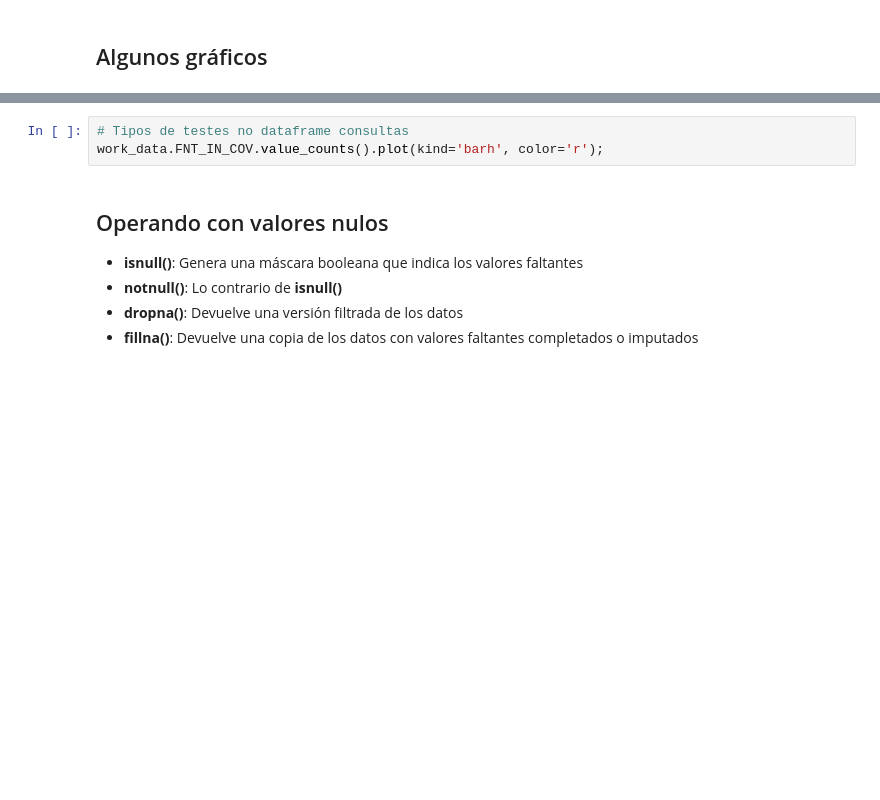
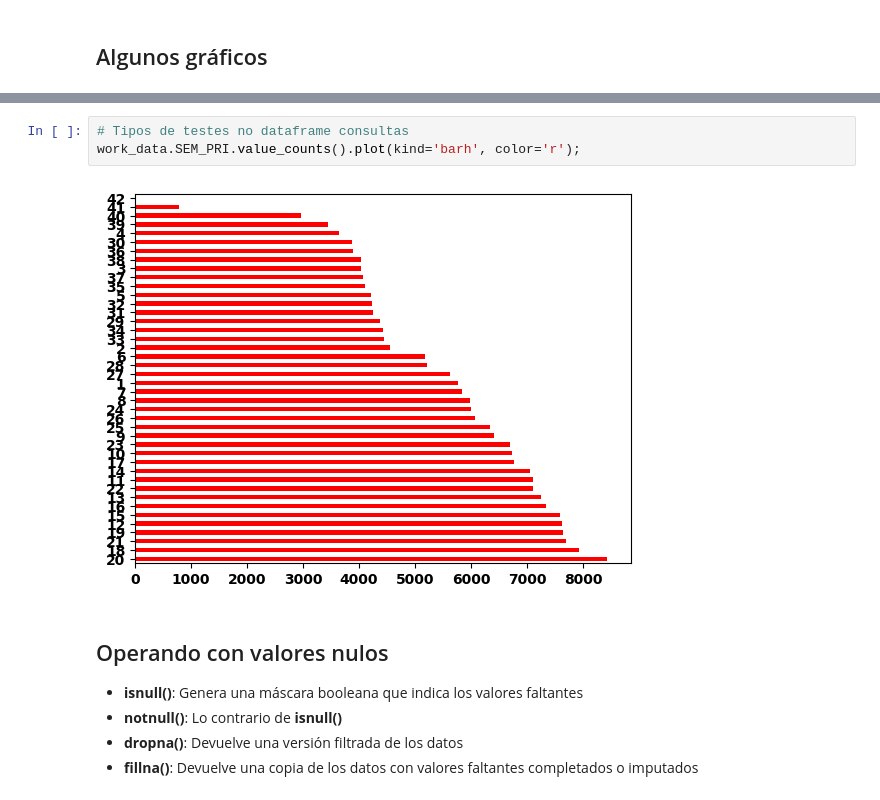
Before and after one commit to zavaleta/Mineria_de_datos, a Jupyter notebook: preparacion_datos.ipynb, the cells around one changed output, grey strips where cells are left out. Saved outputs shown, nothing was run; the diff lists cells and outputs as text; blank space fills up the shorter version.

```diff
--- a/preparacion_datos.ipynb
+++ b/preparacion_datos.ipynb
@@ -60,6 +98,8 @@ plt.show(fig_bar)
 # %%
 # Tipos de testes no dataframe consultas
-work_data.FNT_IN_COV.value_counts().plot(kind='barh', color='r');
+work_data.SEM_PRI.value_counts().plot(kind='barh', color='r');
+# %% [output]
+[figure, added]
 # %% [markdown]
 ## Operando con valores nulos
 
```
Also changed, not shown: parts of 28 cells of this notebook, 4 other files.
